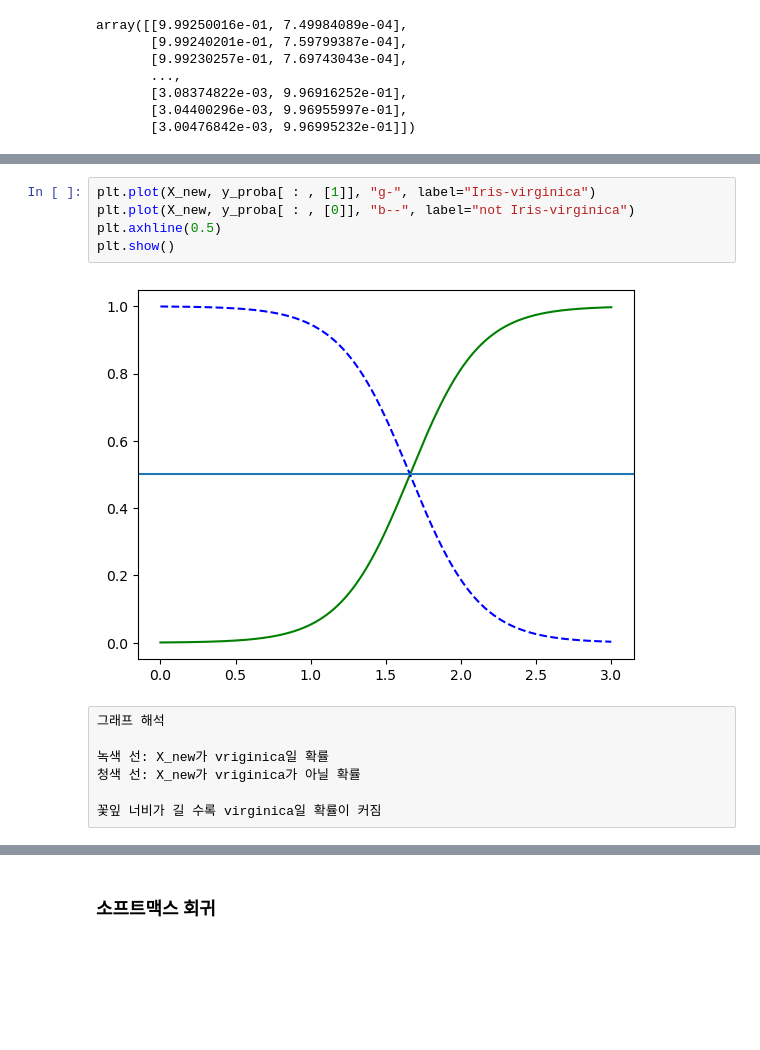
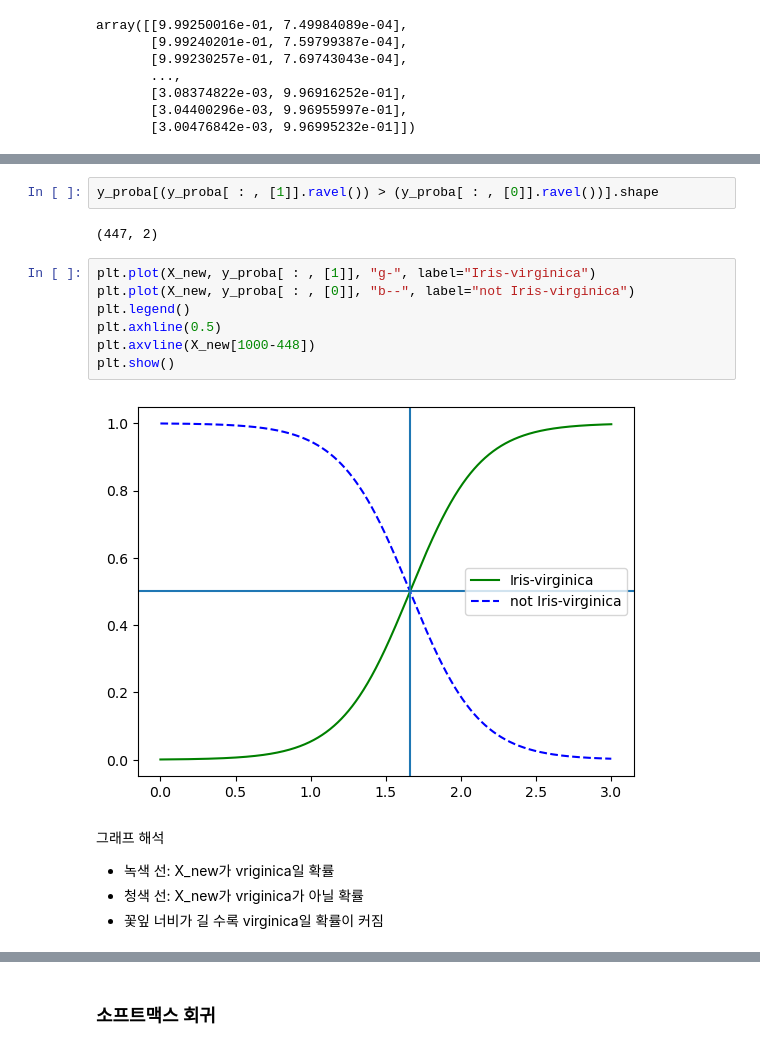
Before and after one commit to davidptuackr/handson, a Jupyter notebook: 04_회귀.ipynb, the cells around one changed output, grey strips where cells are left out. Drawn from its saved outputs; the diff is of its cells as text; blank space fills up the shorter version.

```diff
--- a/04_회귀.ipynb
+++ b/04_회귀.ipynb
@@ -941,15 +1013,19 @@ array([[9.99250016e-01, 7.49984089e-04],
+# %%
+y_proba[(y_proba[ : , [1]].ravel()) > (y_proba[ : , [0]].ravel())].shape
+# %% [output]
+(447, 2)
 # %%
 plt.plot(X_new, y_proba[ : , [1]], "g-", label="Iris-virginica")
 plt.plot(X_new, y_proba[ : , [0]], "b--", label="not Iris-virginica")
+plt.legend()
 plt.axhline(0.5)
+plt.axvline(X_new[1000-448])
 plt.show()
 # %% [output]
-[figure, old version]
+[figure, new version]
-# %% [raw]
-그래프 해석
-
-녹색 선: X_new가 vriginica일 확률
-청색 선: X_new가 vriginica가 아닐 확률
-
-꽃잎 너비가 길 수록 virginica일 확률이 커짐
+# %% [markdown]
+그래프 해석<br>
+- 녹색 선: X_new가 vriginica일 확률
+- 청색 선: X_new가 vriginica가 아닐 확률
+- 꽃잎 너비가 길 수록 virginica일 확률이 커짐
 # %%
```
Also changed, not shown: parts of 45 cells of this notebook.
